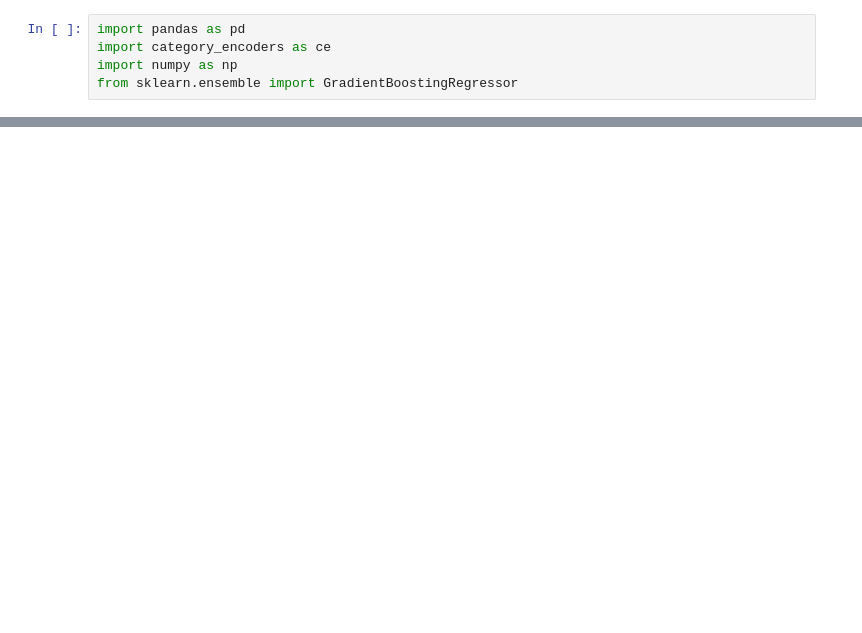
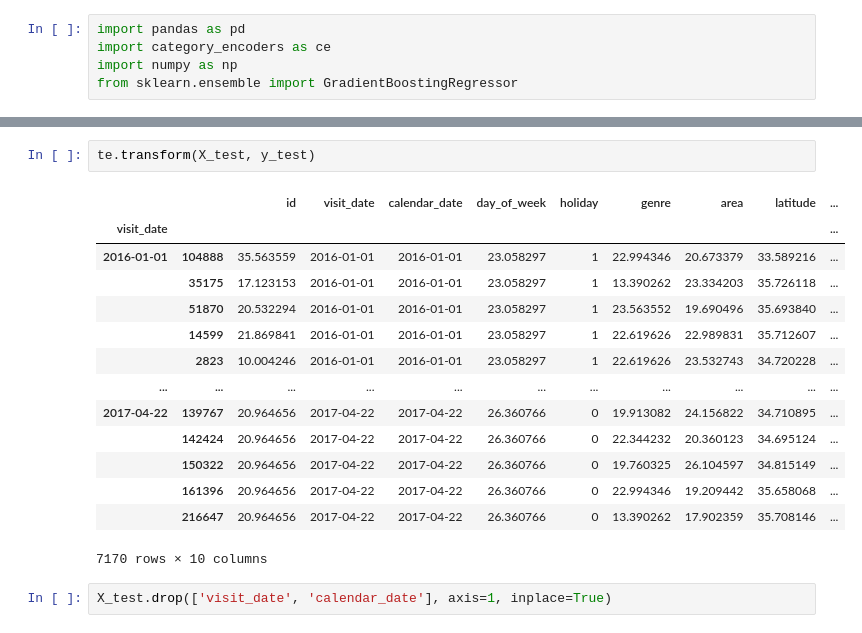
Before and after one commit to JonathanBechtel/dat-02-22, a Jupyter notebook: ClassMaterial/Unit3/Class13/Class 13 Notebook.ipynb, the cells around one changed output, grey strips where cells are left out. Drawn from its saved outputs; the diff is of its cells as text; blank space fills up the shorter version.

```diff
--- a/ClassMaterial/Unit3/Class13/Class 13 Notebook.ipynb
+++ b/ClassMaterial/Unit3/Class13/Class 13 Notebook.ipynb
@@ -13,0 +154,19 @@ FileNotFoundError: [Errno 2] File ../data/restaurants.csv does not exist: '../da
+# %%
+te.transform(X_test, y_test)
+# %% [output]
+|  |  | id | visit_date | calendar_date | day_of_week | holiday | genre | area | latitude | ... |
+| visit_date |  |  |  |  |  |  |  |  |  | ... |
+| 2016-01-01 | 104888 | 35.563559 | 2016-01-01 | 2016-01-01 | 23.058297 | 1 | 22.994346 | 20.673379 | 33.589216 | ... |
+|  | 35175 | 17.123153 | 2016-01-01 | 2016-01-01 | 23.058297 | 1 | 13.390262 | 23.334203 | 35.726118 | ... |
+|  | 51870 | 20.532294 | 2016-01-01 | 2016-01-01 | 23.058297 | 1 | 23.563552 | 19.690496 | 35.693840 | ... |
+|  | 14599 | 21.869841 | 2016-01-01 | 2016-01-01 | 23.058297 | 1 | 22.619626 | 22.989831 | 35.712607 | ... |
+|  | 2823 | 10.004246 | 2016-01-01 | 2016-01-01 | 23.058297 | 1 | 22.619626 | 23.532743 | 34.720228 | ... |
+| ... | ... | ... | ... | ... | ... | ... | ... | ... | ... | ... |
+| 2017-04-22 | 139767 | 20.964656 | 2017-04-22 | 2017-04-22 | 26.360766 | 0 | 19.913082 | 24.156822 | 34.710895 | ... |
+|  | 142424 | 20.964656 | 2017-04-22 | 2017-04-22 | 26.360766 | 0 | 22.344232 | 20.360123 | 34.695124 | ... |
+|  | 150322 | 20.964656 | 2017-04-22 | 2017-04-22 | 26.360766 | 0 | 19.760325 | 26.104597 | 34.815149 | ... |
+|  | 161396 | 20.964656 | 2017-04-22 | 2017-04-22 | 26.360766 | 0 | 22.994346 | 19.209442 | 35.658068 | ... |
+|  | 216647 | 20.964656 | 2017-04-22 | 2017-04-22 | 26.360766 | 0 | 13.390262 | 17.902359 | 35.708146 | ... |
+7170 rows × 10 columns
+# %%
+X_test.drop(['visit_date', 'calendar_date'], axis=1, inplace=True)
```
Also changed, not shown: parts of 42 cells of this notebook, 1 other file.
